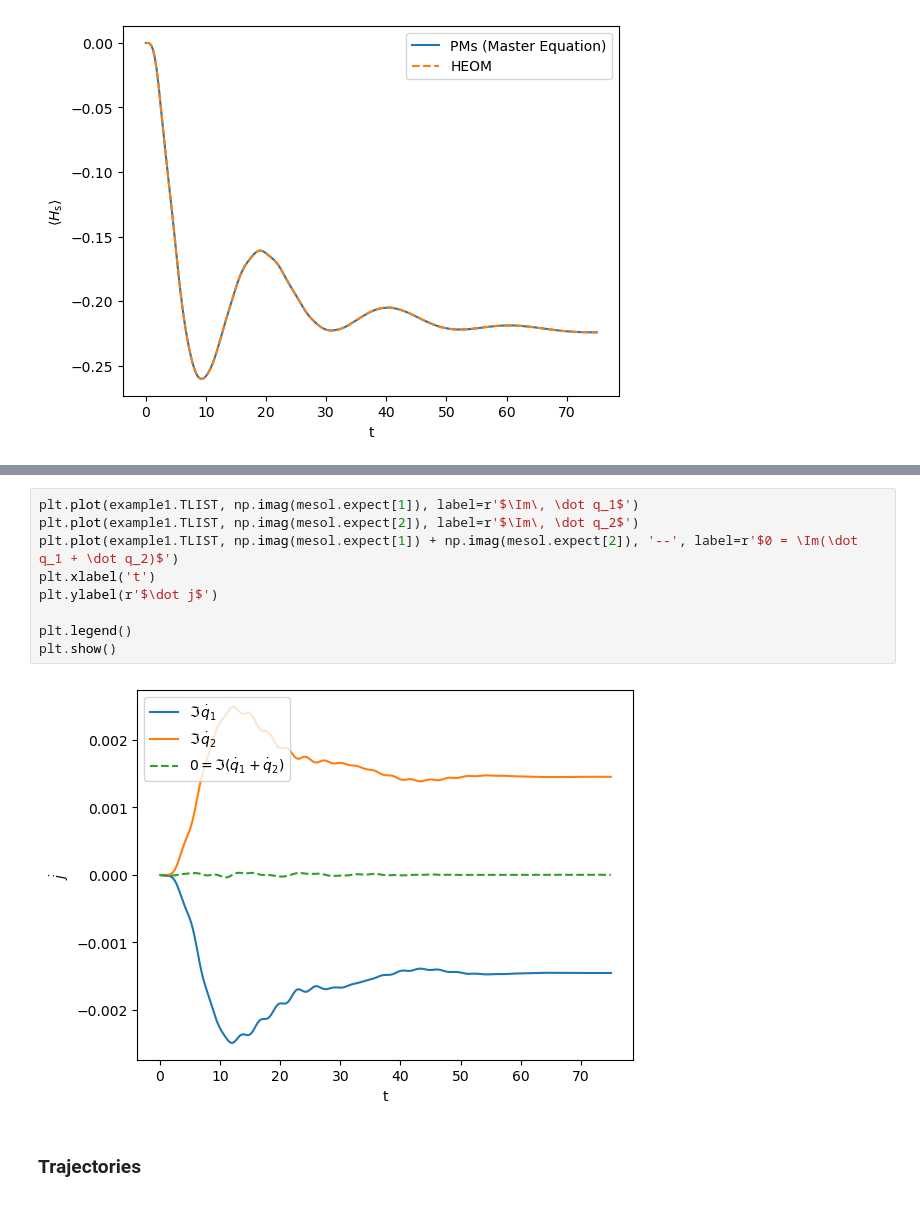
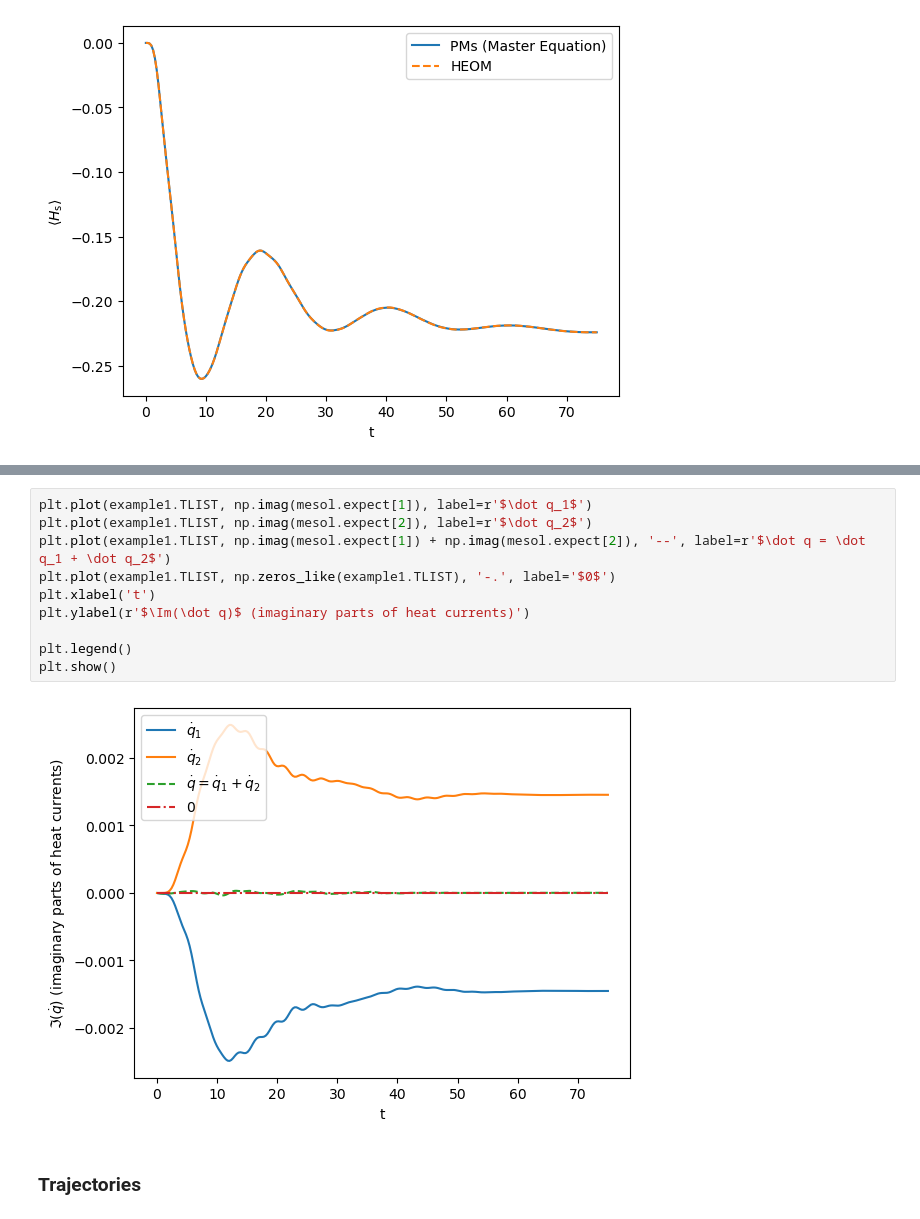
Before and after one commit to pmenczel/Pseudomode-Examples, a Jupyter notebook: example1.ipynb, the cells around one changed output, grey strips where cells are left out. Cells and saved outputs as stored; diff of their text form.

```diff
--- a/example1.ipynb
+++ b/example1.ipynb
@@ -67,14 +67,15 @@ plt.show()
 # %%
-plt.plot(example1.TLIST, np.imag(mesol.expect[1]), label=r'$\Im\, \dot q_1$')
-plt.plot(example1.TLIST, np.imag(mesol.expect[2]), label=r'$\Im\, \dot q_2$')
-plt.plot(example1.TLIST, np.imag(mesol.expect[1]) + np.imag(mesol.expect[2]), '--', label=r'$0 = \Im(\dot q_1 + \dot q_2)$')
+plt.plot(example1.TLIST, np.imag(mesol.expect[1]), label=r'$\dot q_1$')
+plt.plot(example1.TLIST, np.imag(mesol.expect[2]), label=r'$\dot q_2$')
+plt.plot(example1.TLIST, np.imag(mesol.expect[1]) + np.imag(mesol.expect[2]), '--', label=r'$\dot q = \dot q_1 + \dot q_2$')
+plt.plot(example1.TLIST, np.zeros_like(example1.TLIST), '-.', label='$0$')
 plt.xlabel('t')
-plt.ylabel(r'$\dot j$')
+plt.ylabel(r'$\Im(\dot q)$ (imaginary parts of heat currents)')
 
 plt.legend()
 plt.show()
 # %% [output]
-[figure, old version]
+[figure, new version]
 # %% [markdown]
 ### Trajectories
 # %%
```
Also changed, not shown: parts of 5 cells of this notebook, 9 other files.
